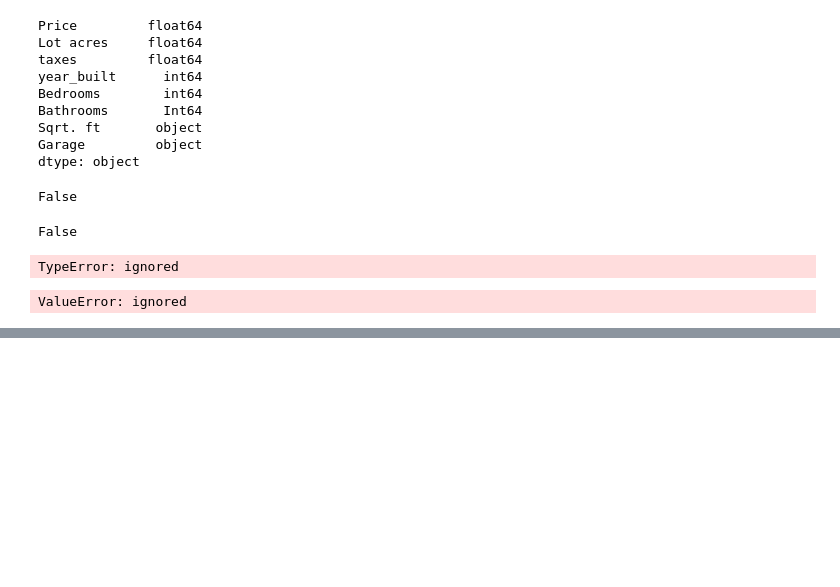
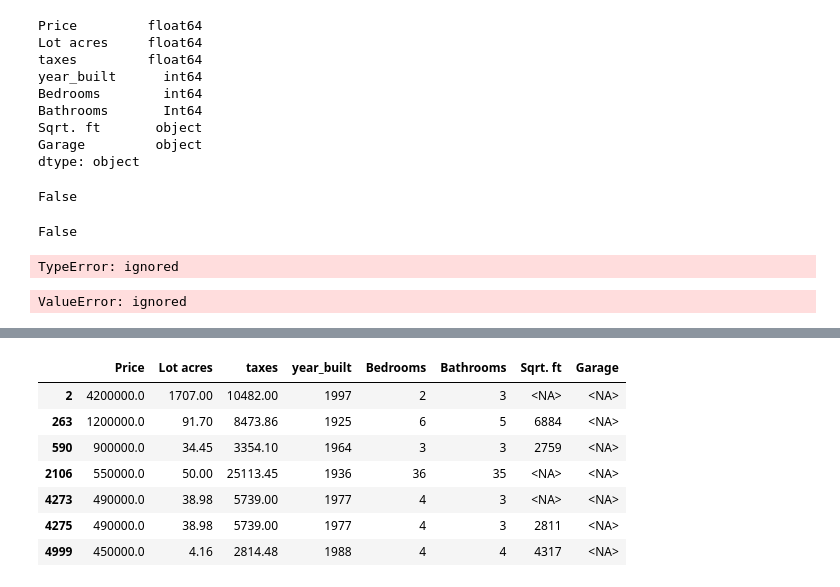
Before and after one commit to Jiji-96/Data-Cleaning-and-EDA, a Jupyter notebook: google_drive_data.ipynb, the cells around one changed output, grey strips where cells are left out. Saved outputs shown, nothing was run; the diff lists cells and outputs as text; code cells hidden in the pictures; blank space fills up the shorter version.

```diff
--- a/google_drive_data.ipynb
+++ b/google_drive_data.ipynb
@@ -387,0 +465,11 @@ ValueError: ignored
+# %%
+df2.loc[df2['Garage'].isnull()]
+# %% [output]
+|  | Price | Lot acres | taxes | year_built | Bedrooms | Bathrooms | Sqrt. ft | Garage |
+| 2 | 4200000.0 | 1707.00 | 10482.00 | 1997 | 2 | 3 | <NA> | <NA> |
+| 263 | 1200000.0 | 91.70 | 8473.86 | 1925 | 6 | 5 | 6884 | <NA> |
+| 590 | 900000.0 | 34.45 | 3354.10 | 1964 | 3 | 3 | 2759 | <NA> |
+| 2106 | 550000.0 | 50.00 | 25113.45 | 1936 | 36 | 35 | <NA> | <NA> |
+| 4273 | 490000.0 | 38.98 | 5739.00 | 1977 | 4 | 3 | <NA> | <NA> |
+| 4275 | 490000.0 | 38.98 | 5739.00 | 1977 | 4 | 3 | 2811 | <NA> |
+| 4999 | 450000.0 | 4.16 | 2814.48 | 1988 | 4 | 4 | 4317 | <NA> |
```
Also changed, not shown: parts of 16 cells of this notebook.
